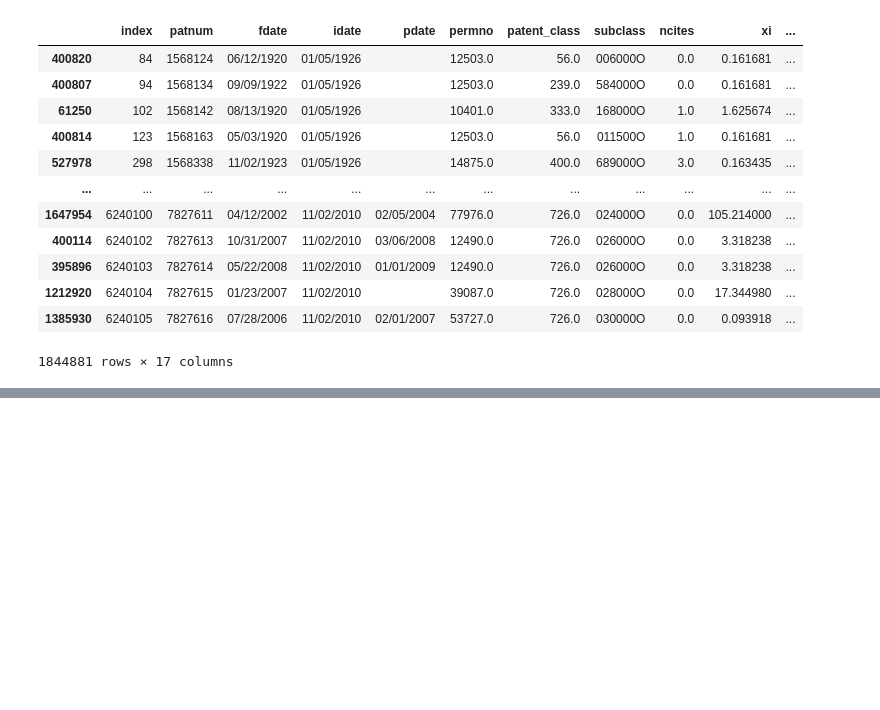
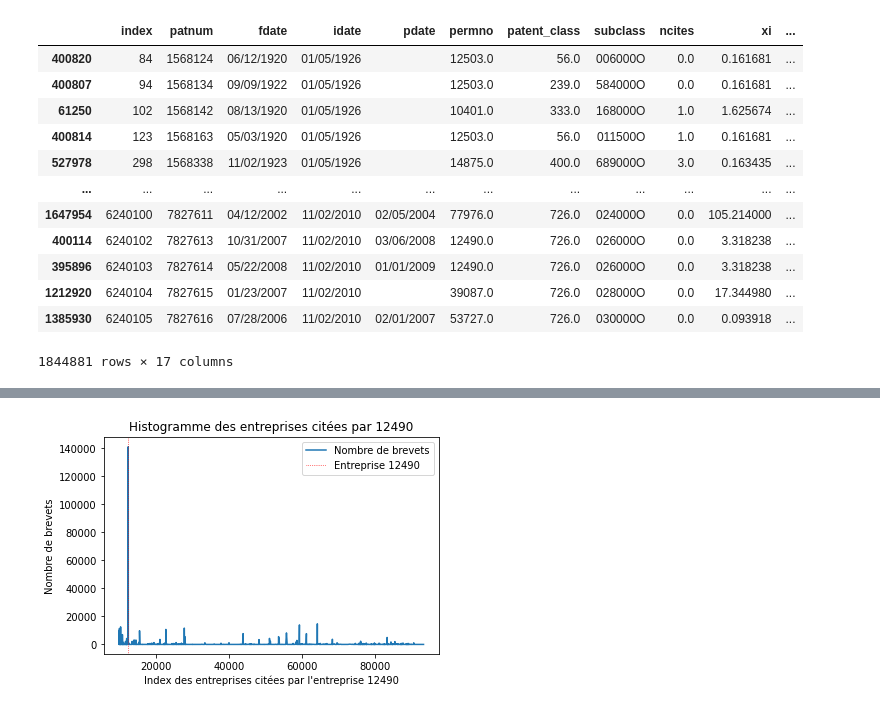
Before and after one commit to gwatkinson/statapp, a Jupyter notebook: projet/cites.ipynb, the cells around one changed output, grey strips where cells are left out. Cells and saved outputs as stored; diff of their text form; code cells hidden in the pictures; blank space fills up the shorter version.

```diff
--- a/projet/cites.ipynb
+++ b/projet/cites.ipynb
@@ -147,0 +256,4 @@ cite_hist(12060)
+# %%
+cite_hist(12490, b, method='count')
+# %% [output]
+[figure, added]
```
Also changed, not shown: parts of 24 cells of this notebook.
